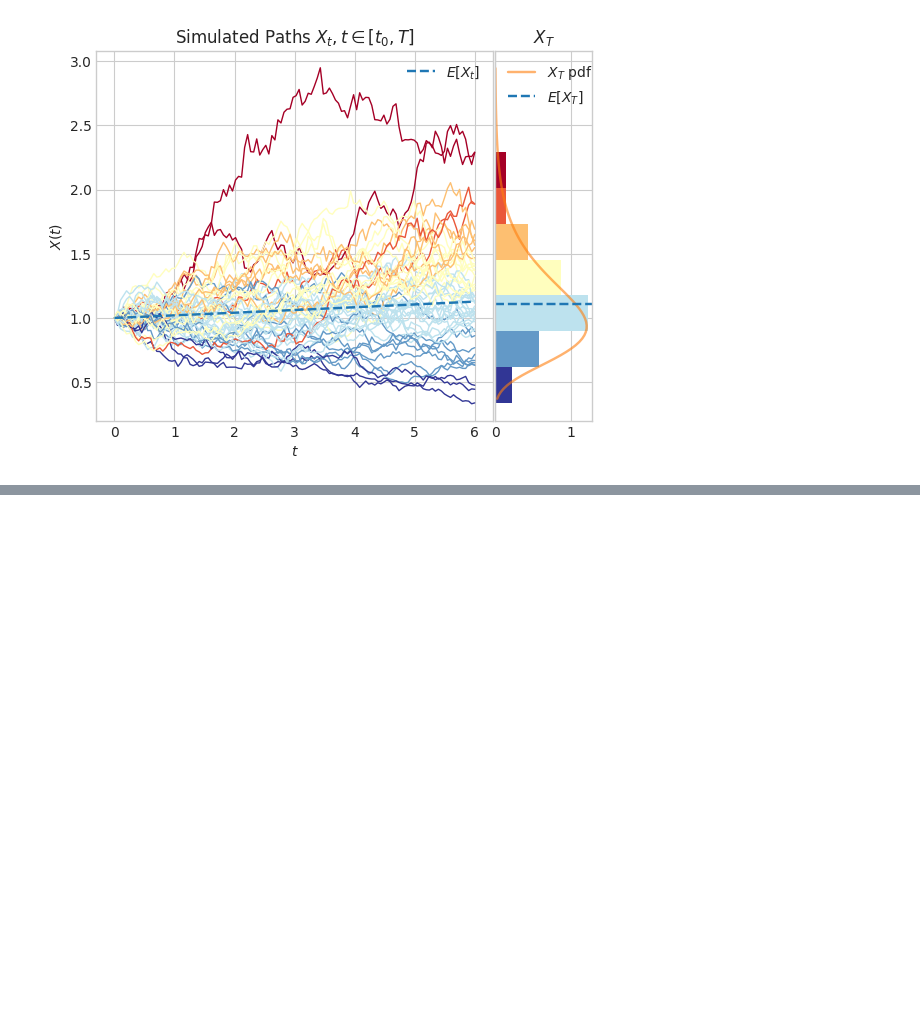
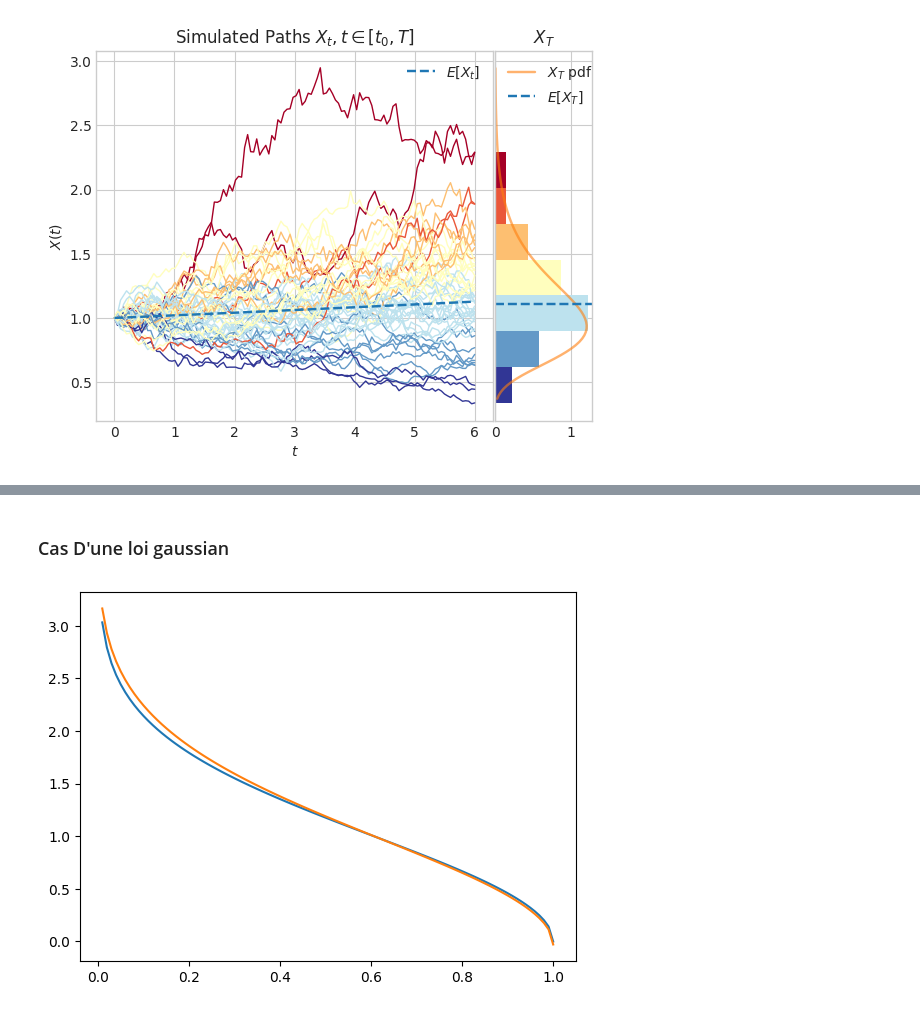
Before and after one commit to dahhou147/Copula, a Jupyter notebook: testing_model.ipynb, the cells around one changed output, grey strips where cells are left out. Drawn from its saved outputs; the diff is of its cells as text; code cells hidden in the pictures; blank space fills up the shorter version.

```diff
--- a/testing_model.ipynb
+++ b/testing_model.ipynb
@@ -60,0 +190,43 @@ def mvt(t):
+# %%
+from scipy.optimize import minimize, Bounds
+import numpy as np
+
+bound = Bounds(1e-10,np.inf)
+
+class EvarAlpha:
+    def __init__(self, X, alpha):
+        self.X = X
+        self.alpha = alpha
+
+    def moment(self, t):
+        exp = np.exp(t * self.X)
+        return np.mean(exp)
+
+    def evar_main_ft(self, t):
+        return np.power(t, -1) * (np.log(self.moment(t)/self.alpha))
+
+    def evar(self):
+        result = minimize(self.evar_main_ft,x0=0.5, bounds=bound) # la fonction depend juste de t et pas de alpha
+        return result.fun
+
+    def short_fall(self):
+        # il fallait calculer les var pour différente quantiles et prendre la moyenne de ces var
+        pass
+
+def x(alpha):
+    return np.sqrt(-2 * np.log(alpha))
+
+if __name__ == "__main__":
+
+    alphas = np.linspace(0,1,100)
+    L =[x(alpha) for alpha in alphas]
+    L_empiric = [EvarAlpha(X,alpha).evar() for alpha in alphas]
+    pass
+# %% [markdown]
+### Cas D'une loi gaussian
+# %%
+plt.plot(alphas,L)
+plt.plot(alphas,L_empiric)
+plt.show()
+# %% [output]
+[figure, added]
```
Also changed, not shown: parts of 27 cells of this notebook, 1 other file.
